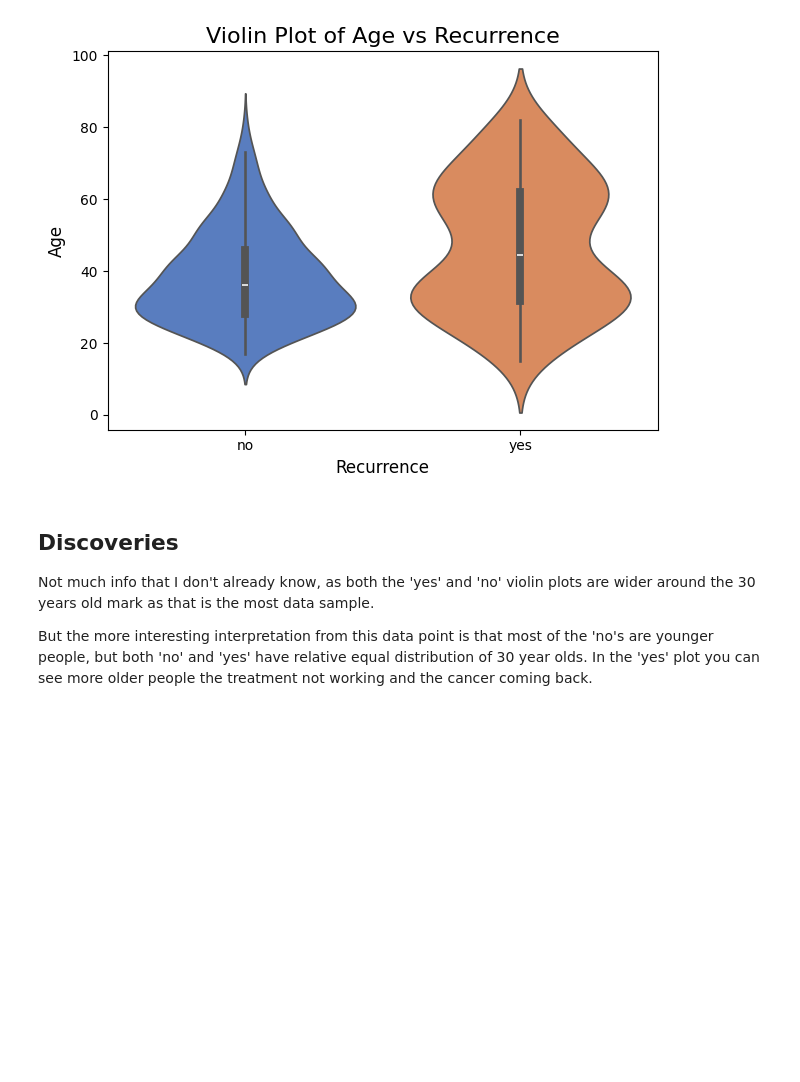
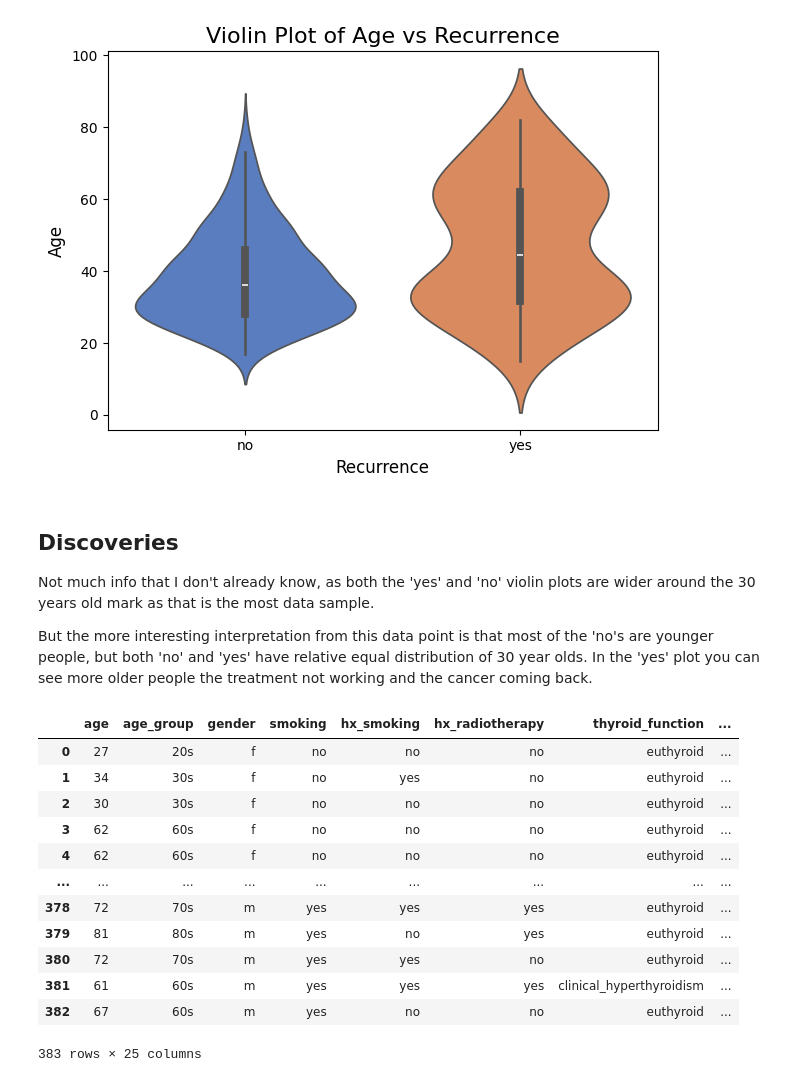
Before and after one commit to madmaxtoastflytiger/CaptStone2-Thyroid-Disease, a Jupyter notebook: 3_ThyroidDisease_EDA.ipynb, the cells around one changed output. Saved outputs shown, nothing was run; the diff lists cells and outputs as text; code cells hidden in the pictures; blank space fills up the shorter version.

```diff
--- a/3_ThyroidDisease_EDA.ipynb
+++ b/3_ThyroidDisease_EDA.ipynb
@@ -443,3 +477,19 @@ plt.show()
 Not much info that I don't already know, as both the 'yes' and 'no' violin plots are wider around the 30 years old mark as that is the most data sample.
 
 But the more interesting interpretation from this data point is that most of the 'no's are younger people, but both 'no' and 'yes' have relative equal distribution of 30 year olds. In the 'yes' plot you can see more older people the treatment not working and the cancer coming back.
+# %%
+df
+# %% [output]
+|  | age | age_group | gender | smoking | hx_smoking | hx_radiotherapy | thyroid_function | ... |
+| 0 | 27 | 20s | f | no | no | no | euthyroid | ... |
+| 1 | 34 | 30s | f | no | yes | no | euthyroid | ... |
+| 2 | 30 | 30s | f | no | no | no | euthyroid | ... |
+| 3 | 62 | 60s | f | no | no | no | euthyroid | ... |
+| 4 | 62 | 60s | f | no | no | no | euthyroid | ... |
+| ... | ... | ... | ... | ... | ... | ... | ... | ... |
+| 378 | 72 | 70s | m | yes | yes | yes | euthyroid | ... |
+| 379 | 81 | 80s | m | yes | no | yes | euthyroid | ... |
+| 380 | 72 | 70s | m | yes | yes | no | euthyroid | ... |
+| 381 | 61 | 60s | m | yes | yes | yes | clinical_hyperthyroidism | ... |
+| 382 | 67 | 60s | m | yes | no | no | euthyroid | ... |
+383 rows × 25 columns
```
Also changed, not shown: parts of 22 cells of this notebook, 3 other files.
